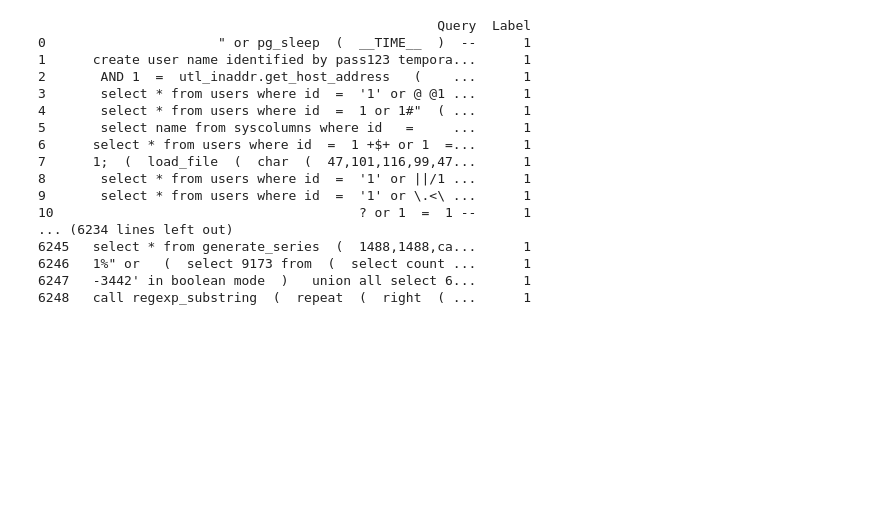
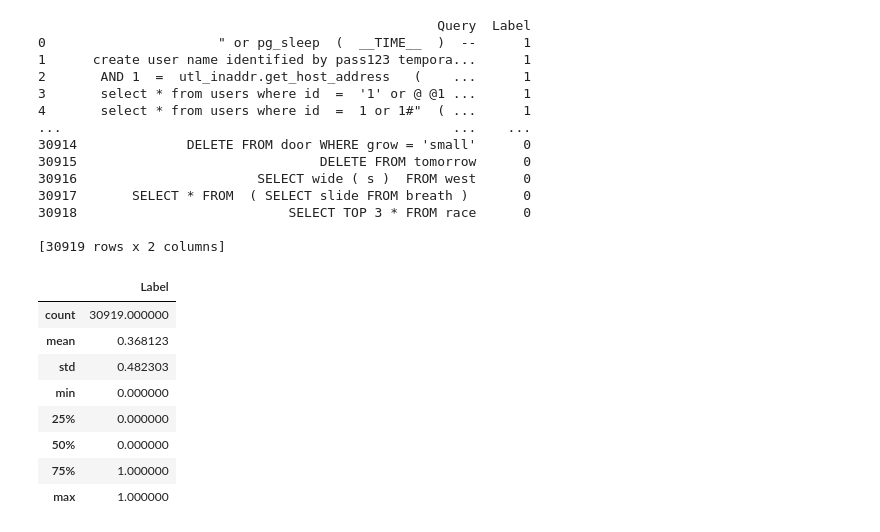
Before and after one commit to Moriyke-20/Moriyke-20, a Jupyter notebook: MyMsc_Project.ipynb, the cells around one changed output. Saved outputs shown, nothing was run; the diff lists cells and outputs as text; code cells hidden in the pictures; blank space fills up the shorter version.

```diff
--- a/MyMsc_Project.ipynb
+++ b/MyMsc_Project.ipynb
@@ -21,27 +94,36 @@ import matplotlib.pyplot as plt
 # %%
 # Load the dataset
-file_path = '/Modified_SQL_Dataset.csv'
+file_path = '/content/Modified_SQL_Dataset.csv'
 SQLIA_data = pd.read_csv(file_path)
+print(SQLIA_data)
+
 
 pd.set_option('display.max_rows', None)
 pd.set_option('display.max_columns', None)
 
-print(SQLIA_data)
+# Returns a description summary for each column in the DataFrame
+SQLIA_data.describe()
 # %% [output]
                                                    Query  Label
 0                      " or pg_sleep  (  __TIME__  )  --      1
 1      create user name identified by pass123 tempora...      1
 2       AND 1  =  utl_inaddr.get_host_address   (    ...      1
 3       select * from users where id  =  '1' or @ @1 ...      1
 4       select * from users where id  =  1 or 1#"  ( ...      1
-5       select name from syscolumns where id   =     ...      1
-6      select * from users where id  =  1 +$+ or 1  =...      1
-7      1;  (  load_file  (  char  (  47,101,116,99,47...      1
-8       select * from users where id  =  '1' or ||/1 ...      1
-9       select * from users where id  =  '1' or \.<\ ...      1
-10                                       ? or 1  =  1 --      1
-... (6234 lines left out)
-6245   select * from generate_series  (  1488,1488,ca...      1
-6246   1%" or   (  select 9173 from  (  select count ...      1
-6247   -3442' in boolean mode  )   union all select 6...      1
-6248   call regexp_substring  (  repeat  (  right  ( ...      1
+...                                                  ...    ...
+30914              DELETE FROM door WHERE grow = 'small'      0
+30915                               DELETE FROM tomorrow      0
+30916                       SELECT wide ( s )  FROM west      0
+30917       SELECT * FROM  ( SELECT slide FROM breath )       0
+30918                           SELECT TOP 3 * FROM race      0
+
+[30919 rows x 2 columns]
+|  | Label |
+| count | 30919.000000 |
+| mean | 0.368123 |
+| std | 0.482303 |
+| min | 0.000000 |
+| 25% | 0.000000 |
+| 50% | 0.000000 |
+| 75% | 1.000000 |
+| max | 1.000000 |
```
Also changed, not shown: parts of 15 cells of this notebook.
